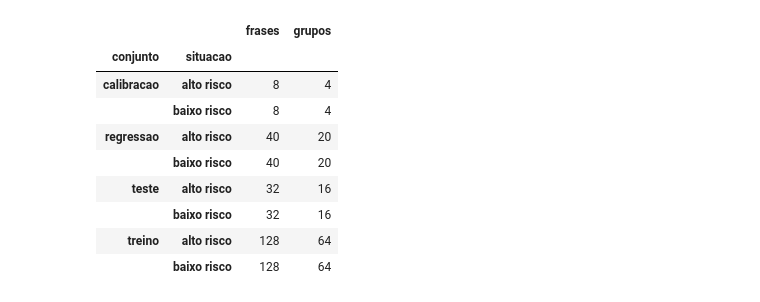
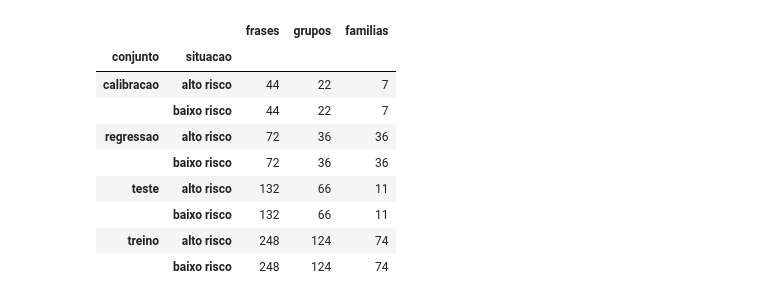
Before and after one commit to marcus-vlgarcia/cardioia, a Jupyter notebook: fase2/notebooks/classificador_risco.ipynb, the cells around one changed output. Saved outputs shown, nothing was run; the diff lists cells and outputs as text; code cells hidden in the pictures.

```diff
--- a/fase2/notebooks/classificador_risco.ipynb
+++ b/fase2/notebooks/classificador_risco.ipynb
@@ -45,22 +34,20 @@ O antigo teste de 24 frases foi preservado como regressão porque seus erros já
 # %%
-perfil = dados.groupby(["conjunto", "situacao"]).agg(frases=("frase", "size"), grupos=("grupo", "nunique"))
-display(perfil)
+display(dados.groupby(['conjunto', 'situacao']).agg(frases=('frase', 'size'), grupos=('grupo', 'nunique'), familias=('familia', 'nunique')))
+conjuntos = {n: dados[dados.conjunto == n].copy() for n in ('treino', 'calibracao', 'teste', 'regressao')}
+assert tuple(len(conjuntos[n]) for n in conjuntos) == (496, 88, 264, 144)
 assert not dados.frase.str.casefold().str.strip().duplicated().any()
-assert dados.groupby("grupo").situacao.nunique().eq(1).all()
-conjuntos = {nome: dados[dados.conjunto == nome].copy() for nome in ("treino", "calibracao", "teste", "regressao")}
-assert tuple(len(conjuntos[n]) for n in conjuntos) == (256, 16, 64, 80)
 for a in conjuntos:
     for b in conjuntos:
         if a < b:
-            assert set(conjuntos[a].grupo).isdisjoint(conjuntos[b].grupo)
+            assert set(conjuntos[a].familia).isdisjoint(conjuntos[b].familia)
 # %% [output]
-|  |  | frases | grupos |
-| conjunto | situacao |  |  |
-| calibracao | alto risco | 8 | 4 |
-|  | baixo risco | 8 | 4 |
-| regressao | alto risco | 40 | 20 |
-|  | baixo risco | 40 | 20 |
-| teste | alto risco | 32 | 16 |
-|  | baixo risco | 32 | 16 |
-| treino | alto risco | 128 | 64 |
-|  | baixo risco | 128 | 64 |
+|  |  | frases | grupos | familias |
+| conjunto | situacao |  |  |  |
+| calibracao | alto risco | 44 | 22 | 7 |
+|  | baixo risco | 44 | 22 | 7 |
+| regressao | alto risco | 72 | 36 | 36 |
+|  | baixo risco | 72 | 36 | 36 |
+| teste | alto risco | 132 | 66 | 11 |
+|  | baixo risco | 132 | 66 | 11 |
+| treino | alto risco | 248 | 124 | 74 |
+|  | baixo risco | 248 | 124 | 74 |
```
Also changed, not shown: parts of 25 cells of this notebook, 30 other files.
